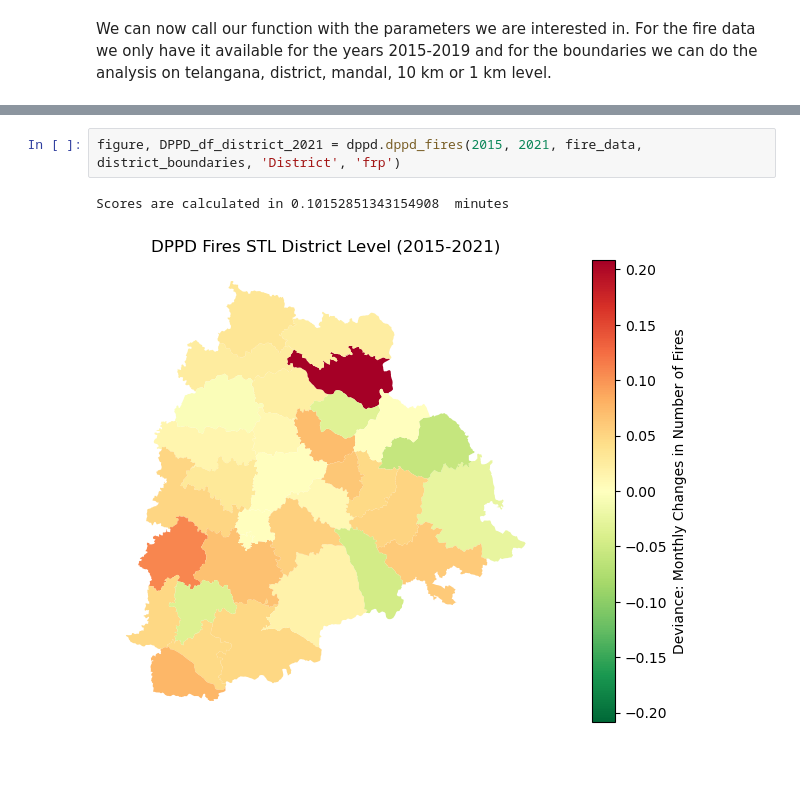
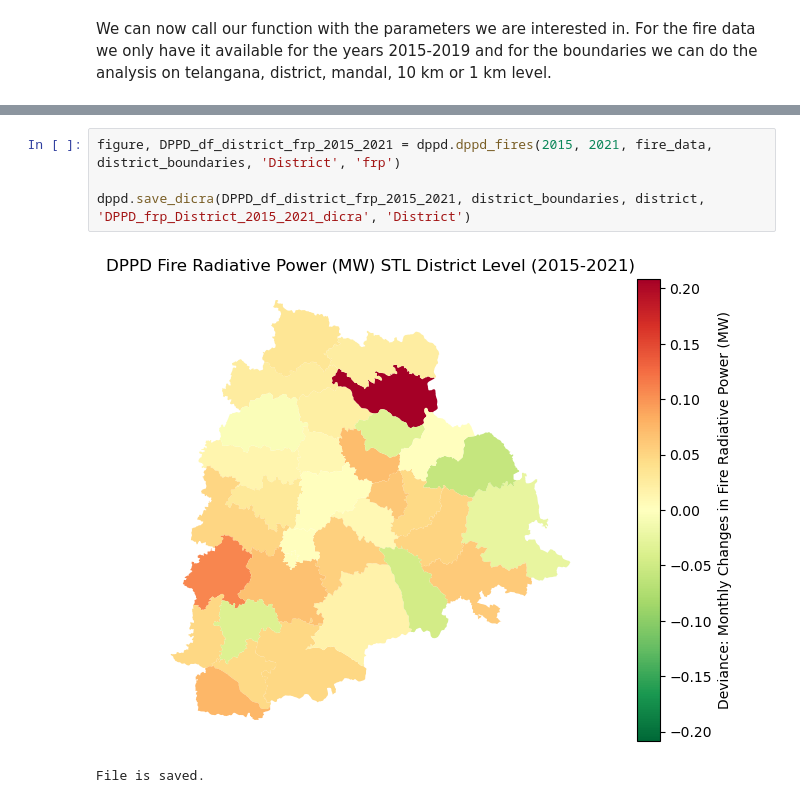
Before and after one commit to undpindia/dicra, a Jupyter notebook: analytics/sandbox/notebooks/crop_fires/DPPD_Jesse/Fires/DPPD_Fires.ipynb, the cells around one changed output, grey strips where cells are left out. Drawn from its saved outputs; the diff is of its cells as text; blank space fills up the shorter version.

```diff
--- a/analytics/sandbox/notebooks/crop_fires/DPPD_Jesse/Fires/DPPD_Fires.ipynb
+++ b/analytics/sandbox/notebooks/crop_fires/DPPD_Jesse/Fires/DPPD_Fires.ipynb
@@ -81,5 +74,7 @@ File is saved.
 # %%
-figure, DPPD_df_district_2021 = dppd.dppd_fires(2015, 2021, fire_data, district_boundaries, 'District', 'frp')
+figure, DPPD_df_district_frp_2015_2021 = dppd.dppd_fires(2015, 2021, fire_data, district_boundaries, 'District', 'frp')
+
+dppd.save_dicra(DPPD_df_district_frp_2015_2021, district_boundaries, district, 'DPPD_frp_District_2015_2021_dicra', 'District')
 # %% [output]
+[figure, new version]
-Scores are calculated in 0.10152851343154908  minutes
+File is saved.
-[figure, old version]
```
Also changed, not shown: parts of 8 cells of this notebook, 9 other files.
